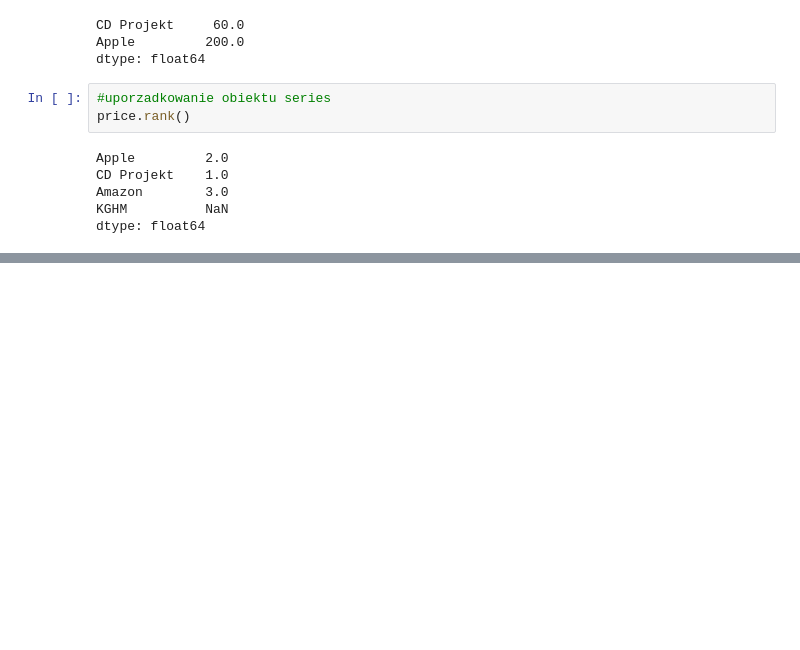
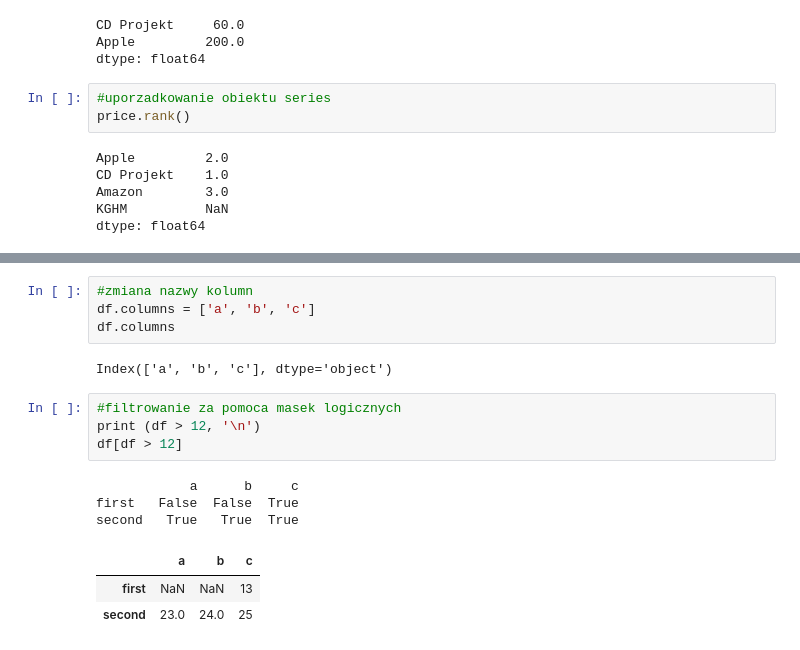
Before and after one commit to ChojnackiKRZ/data-science-bootcamp, a Jupyter notebook: 01_pandas_intro.ipynb, the cells around one changed output, grey strips where cells are left out. Cells and saved outputs as stored; diff of their text form; blank space fills up the shorter version.

```diff
--- a/01_pandas_intro.ipynb
+++ b/01_pandas_intro.ipynb
@@ -193,0 +345,17 @@ dtype: float64
+# %%
+#zmiana nazwy kolumn
+df.columns = ['a', 'b', 'c']
+df.columns
+# %% [output]
+Index(['a', 'b', 'c'], dtype='object')
+# %%
+#filtrowanie za pomoca masek logicznych
+print (df > 12, '\n')
+df[df > 12]
+# %% [output]
+            a      b     c
+first   False  False  True
+second   True   True  True
+|  | a | b | c |
+| first | NaN | NaN | 13 |
+| second | 23.0 | 24.0 | 25 |
```
Also changed, not shown: parts of 19 cells of this notebook.
